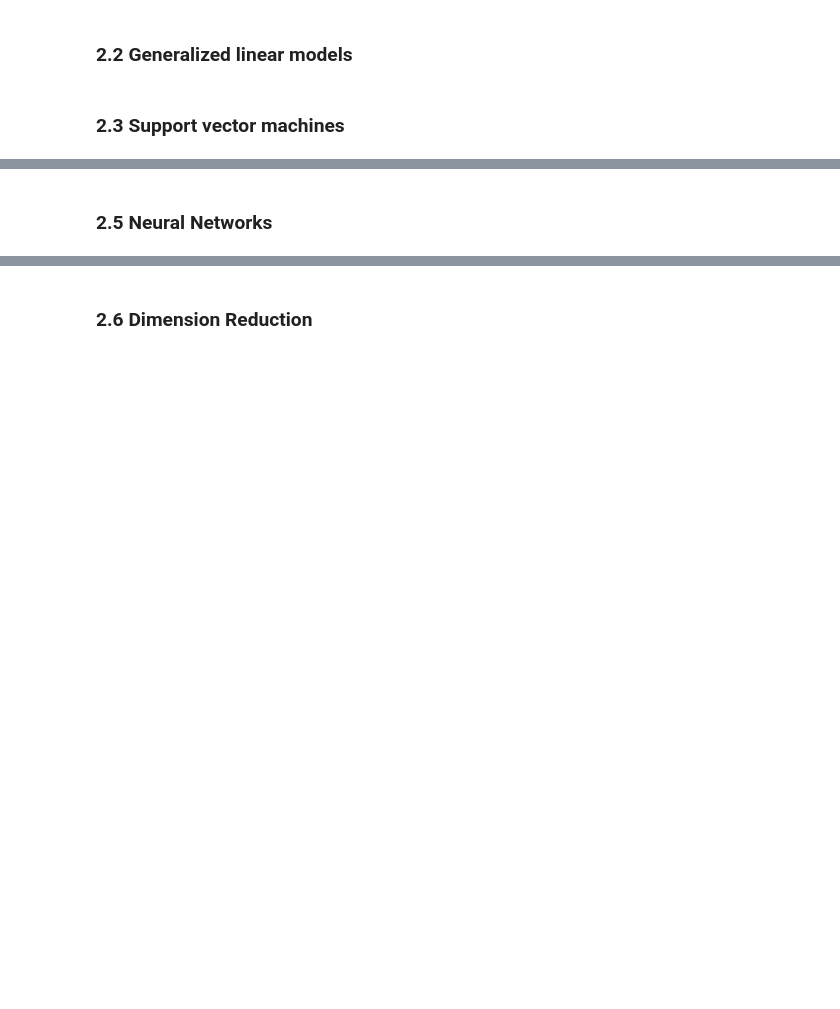
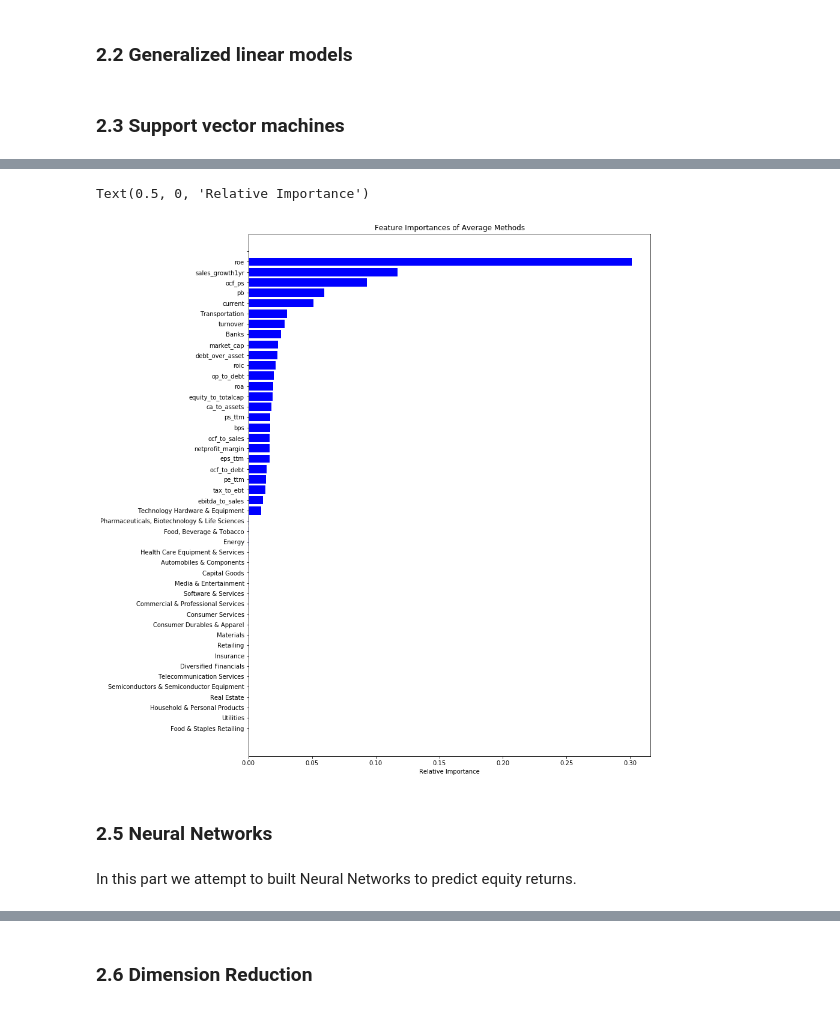
Before and after one commit to lanyama19/CFRM521Project, a Jupyter notebook: CFRM521_Project .ipynb, the cells around one changed output, grey strips where cells are left out. Cells and saved outputs as stored; diff of their text form; code cells hidden in the pictures; blank space fills up the shorter version.

```diff
--- a/CFRM521_Project .ipynb
+++ b/CFRM521_Project .ipynb
@@ -260,0 +621,3 @@ with open('cleanTest.p', 'wb') as hp:
+# %%
+importances=pd.DataFrame(importances, index=list(features),columns=model_names)
+importances
@@ -261,5 +663,19 @@ with open('cleanTest.p', 'wb') as hp:
+# %%
+importance=importances.mean(axis=1)
+indices = np.argsort(importance)
+# features= ["feature "+str(i) for i in range(47)]
+plt.figure(figsize=(12,16))
+plt.title('Feature Importances of Average Methods')
+plt.barh(range(len(indices)), importance[indices], color='b', align='center')
+plt.yticks(np.arange(47),labels=[features[i] for i in indices])
+plt.xlabel('Relative Importance')
+# %% [output]
+Text(0.5, 0, 'Relative Importance')
+[figure, added]
 # %% [markdown]
 ### 2.5 Neural Networks
+# %% [markdown]
+In this part we attempt to built Neural Networks to predict equity returns.
 # %%
 from tensorflow.python.client import device_lib
 print(device_lib.list_local_devices())
```
Also changed, not shown: parts of 56 cells of this notebook.
